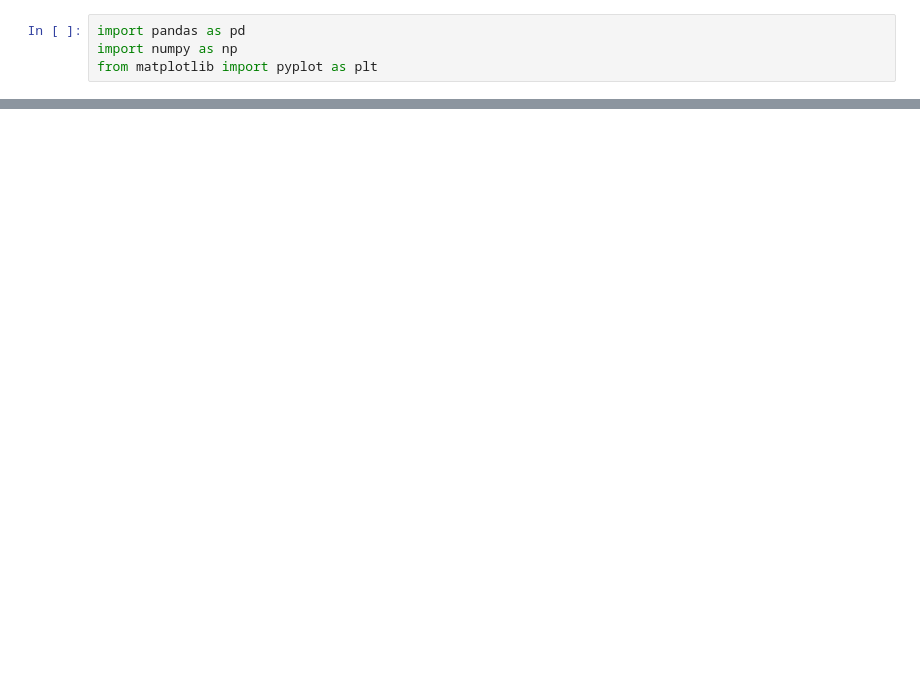
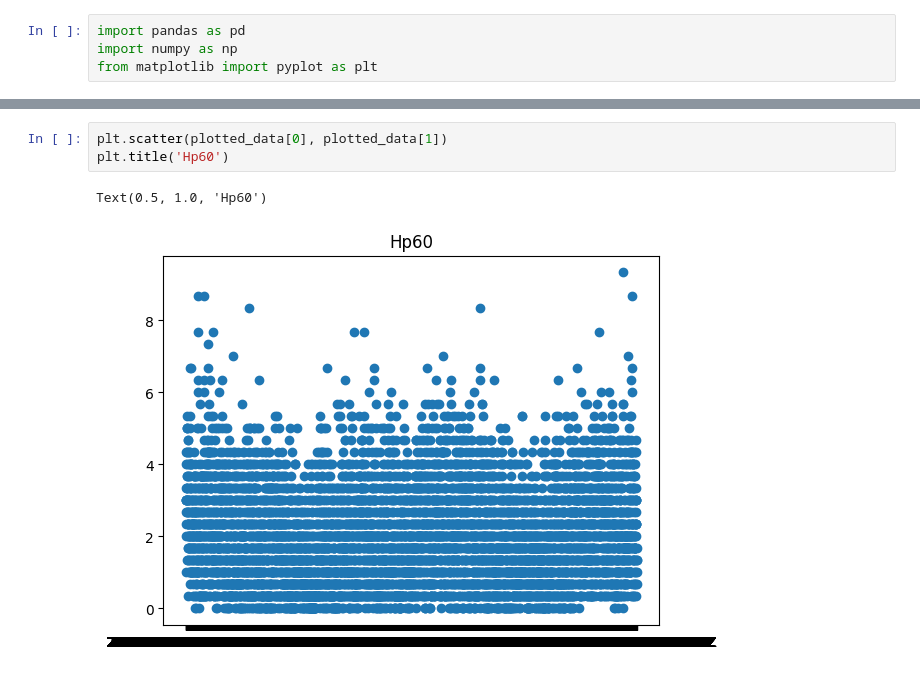
Before and after one commit to whaly-w/spacesci, a Jupyter notebook: model_data_selection.ipynb, the cells around one changed output, grey strips where cells are left out. Cells and saved outputs as stored; diff of their text form; blank space fills up the shorter version.

```diff
--- a/model_data_selection.ipynb
+++ b/model_data_selection.ipynb
@@ -5 +25,7 @@ from matplotlib import pyplot as plt
+# %%
+plt.scatter(plotted_data[0], plotted_data[1])
+plt.title('Hp60')
+# %% [output]
+Text(0.5, 1.0, 'Hp60')
+[figure, added]
 # %%
```
Also changed, not shown: parts of 9 cells of this notebook, 42 other files.
